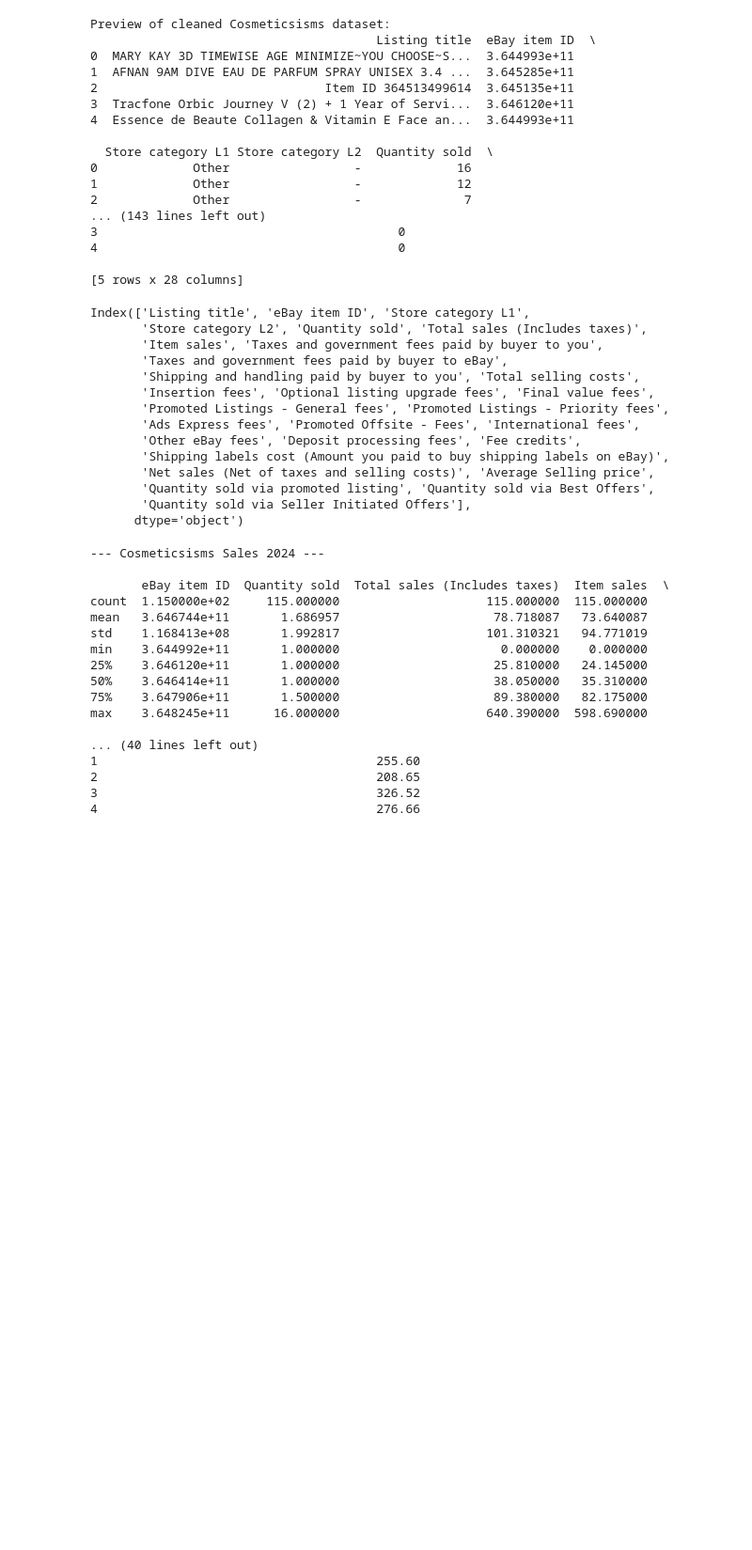
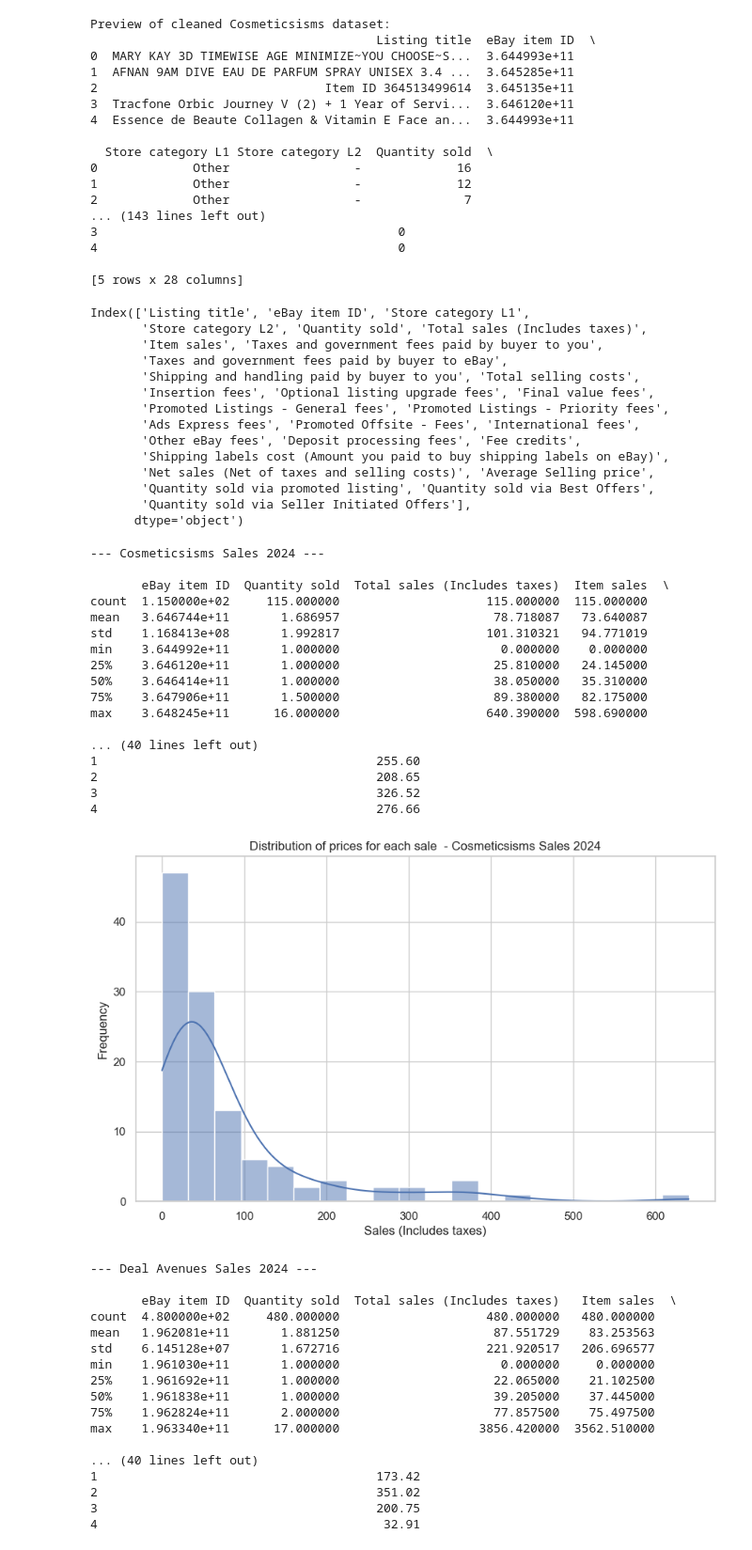
Before and after one commit to scoroman/Store_Data, a Jupyter notebook: preprocessing_data.ipynb, the cells around one changed output. Shown at 94% size. Cells and saved outputs as stored; diff of their text form; code cells hidden in the pictures; blank space fills up the shorter version.

Commit message:
cleaned data

```diff
--- a/preprocessing_data.ipynb
+++ b/preprocessing_data.ipynb
@@ -5,8 +5,8 @@ import matplotlib.pyplot as plt
 import seaborn as sns
 
 # Load datasets
-cosmeticsisms_sales_2024 = pd.read_csv("eBay-ListingsSalesReport-Sep-29-2024-11_26_33-0700-11185979629.xlsx - Sheet1 (1).csv", skiprows=10)
-deal_avenues_sales_2024 = pd.read_csv("eBay-ListingsSalesReport-Sep-29-2024-11_11_18-0700-13184833194.xlsx - Sheet1.csv", skiprows=10)
+cosmeticsisms_sales_2024 = pd.read_csv("ListingsSalesReport-Sep-29-2024-11_26_33-0700-11185979629.xlsx - Sheet1.csv", skiprows=10)
+deal_avenues_sales_2024 = pd.read_csv("ListingsSalesReport-Sep-29-2024-11_11_18-0700-13184833194.xlsx - Sheet1.csv", skiprows=10)
 cosmeticsisms_sales_2024 = cosmeticsisms_sales_2024.iloc[:-1]  # Use iloc to exclude the last row
 deal_avenues_sales_2024 = deal_avenues_sales_2024.iloc[:-1]  # Use iloc to exclude the last row
 
@@ -147,60 +147,58 @@ import seaborn as sns
 import matplotlib.pyplot as plt
 
 # Step 2: Exploratory Data Analysis (EDA)
-def eda(df, title):
+def eda(df, title, bins):
     print(f"\n--- {title} ---\n")
     print(df.describe())
 
     # Display the Listing titles and their corresponding Net sales
     print("\nSample Listings and Net Sales:\n", df[['Listing title', 'Net sales (Net of taxes and selling costs)']].head())
 
     # Visualize the distribution of total sales
     plt.figure(figsize=(10, 6))
-    sns.histplot(df['Total sales (Includes taxes)'], bins=20, kde=True)
-    plt.title(f"Distribution of Total Sales - {title}")
-    plt.xlabel("Total Sales (Includes taxes)")
+    sns.histplot(df['Total sales (Includes taxes)'], bins=bins, kde=True)
+    plt.title(f"Distribution of prices for each sale  - {title}")
+    plt.xlabel("Sales (Includes taxes)")
     plt.ylabel("Frequency")
     plt.show()
 
-    '''# Boxplot of Quantity Sold
-    plt.figure(figsize=(10, 6))
-    sns.boxplot(x=df['Quantity sold'])
-    plt.title(f"Boxplot of Quantity Sold - {title}")
-    plt.show()
-
-    # Clean necessary columns and compute correlation
-    df['Average Selling price'] = df['Average Selling price'].replace({'\$': '', ',': ''}, regex=True).astype(float)
-    df['Item sales'] = df['Item sales'].replace({'\$': '', ',': ''}, regex=True).astype(float)
-    df['Total sales (Includes taxes)'] = df['Total sales (Includes taxes)'].replace({'\$': '', ',': ''}, regex=True).astype(float)
-    df['Quantity sold'] = df['Quantity sold'].astype(float)
-
-    # Correlation heatmap including relevant columns
-    corr = df[['Quantity sold', 'Item sales', 'Total sales (Includes taxes)', 'Average Selling price',
-                'Net sales (Net of taxes and selling costs)']].corr()
-
-    plt.figure(figsize=(10, 6))
-    sns.heatmap(corr, annot=True, cmap="coolwarm")
-    plt.title(f"Correlation Heatmap - {title}")
-    plt.show()'''
 
 # Run EDA for both datasets
-eda(cosmeticsisms_sales_2024_cleaned, "Cosmeticsisms Sales 2024")
-eda(deal_avenues_sales_2024_cleaned, "Deal Avenues Sales 2024")
+eda(cosmeticsisms_sales_2024_cleaned, "Cosmeticsisms Sales 2024", bins=20)
+eda(deal_avenues_sales_2024_cleaned, "Deal Avenues Sales 2024", bins=2)
 # %% [output]
 --- Cosmeticsisms Sales 2024 ---
 
        eBay item ID  Quantity sold  Total sales (Includes taxes)  Item sales  \
 count  1.150000e+02     115.000000                    115.000000  115.000000
 mean   3.646744e+11       1.686957                     78.718087   73.640087
 std    1.168413e+08       1.992817                    101.310321   94.771019
 min    3.644992e+11       1.000000                      0.000000    0.000000
 25%    3.646120e+11       1.000000                     25.810000   24.145000
 50%    3.646414e+11       1.000000                     38.050000   35.310000
 75%    3.647906e+11       1.500000                     89.380000   82.175000
 max    3.648245e+11      16.000000                    640.390000  598.690000
 
 ... (40 lines left out)
 1                                      255.60
 2                                      208.65
 3                                      326.52
 4                                      276.66
+[figure, added]
+--- Deal Avenues Sales 2024 ---
+
+       eBay item ID  Quantity sold  Total sales (Includes taxes)   Item sales  \
+count  4.800000e+02     480.000000                    480.000000   480.000000
+mean   1.962081e+11       1.881250                     87.551729    83.253563
+std    6.145128e+07       1.672716                    221.920517   206.696577
+min    1.961030e+11       1.000000                      0.000000     0.000000
+25%    1.961692e+11       1.000000                     22.065000    21.102500
+50%    1.961838e+11       1.000000                     39.205000    37.445000
+75%    1.962824e+11       2.000000                     77.857500    75.497500
+max    1.963340e+11      17.000000                   3856.420000  3562.510000
+
+... (40 lines left out)
+1                                      173.42
+2                                      351.02
+3                                      200.75
+4                                       32.91
```
Also changed, not shown: parts of 4 cells of this notebook, 4 other files.
